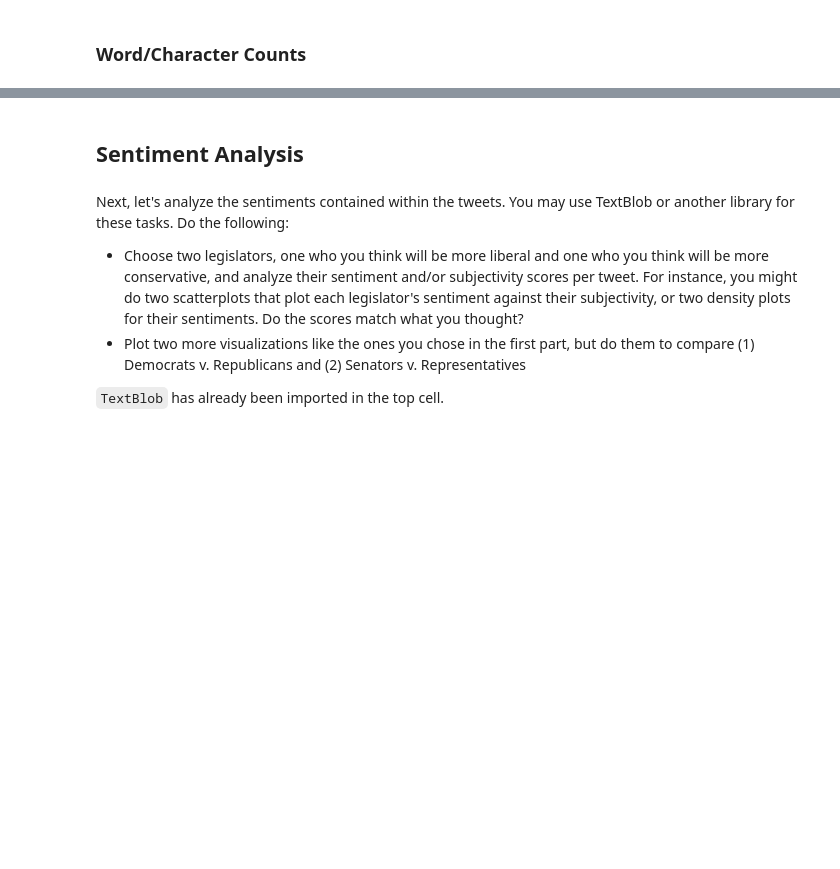
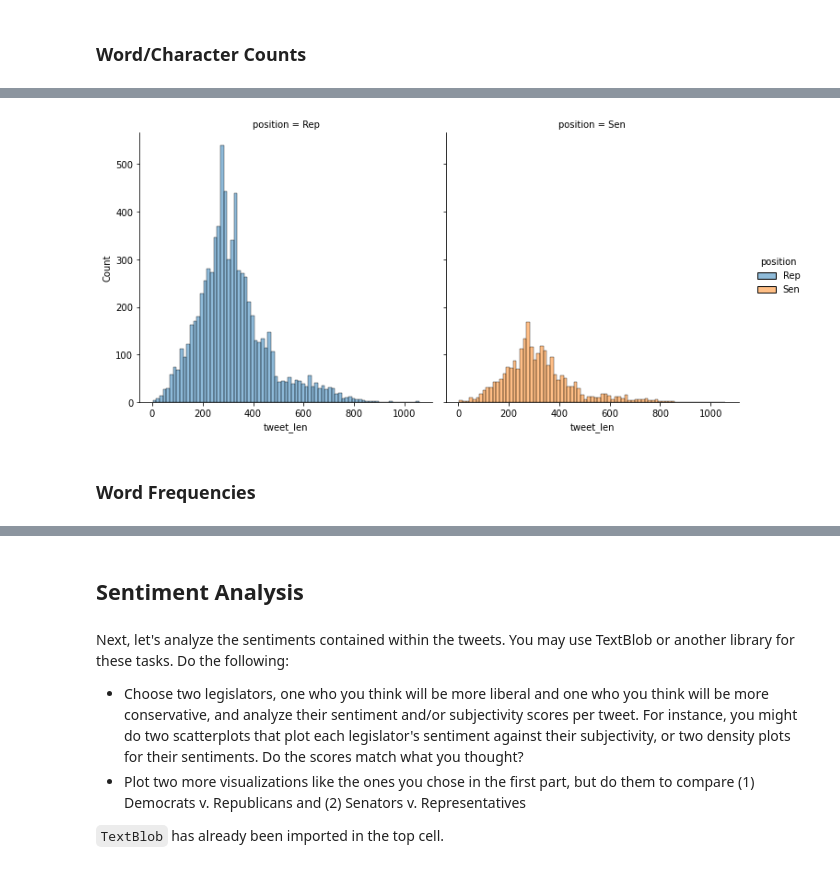
Before and after one commit to ireminal/CSS_Project5_Group1, a Jupyter notebook: Project 5 Student.ipynb, the cells around one changed output, grey strips where cells are left out. Drawn from its saved outputs; the diff is of its cells as text; code cells hidden in the pictures; blank space fills up the shorter version.

```diff
--- a/Project 5 Student.ipynb
+++ b/Project 5 Student.ipynb
@@ -289,0 +307,7 @@ plt.show()
+# %%
+sns.displot(congress_tweets, x ="tweet_len", hue = "position", col = "position")
+plt.show()
+# %% [output]
+[figure, added]
+# %% [markdown]
+### Word Frequencies
```
Also changed, not shown: parts of 41 cells of this notebook.
